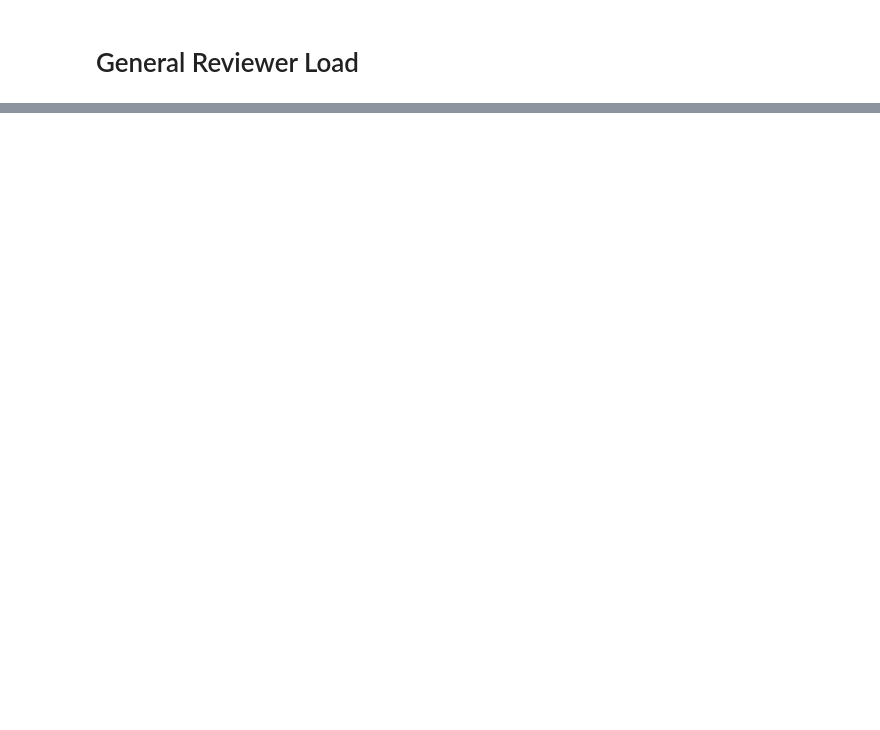
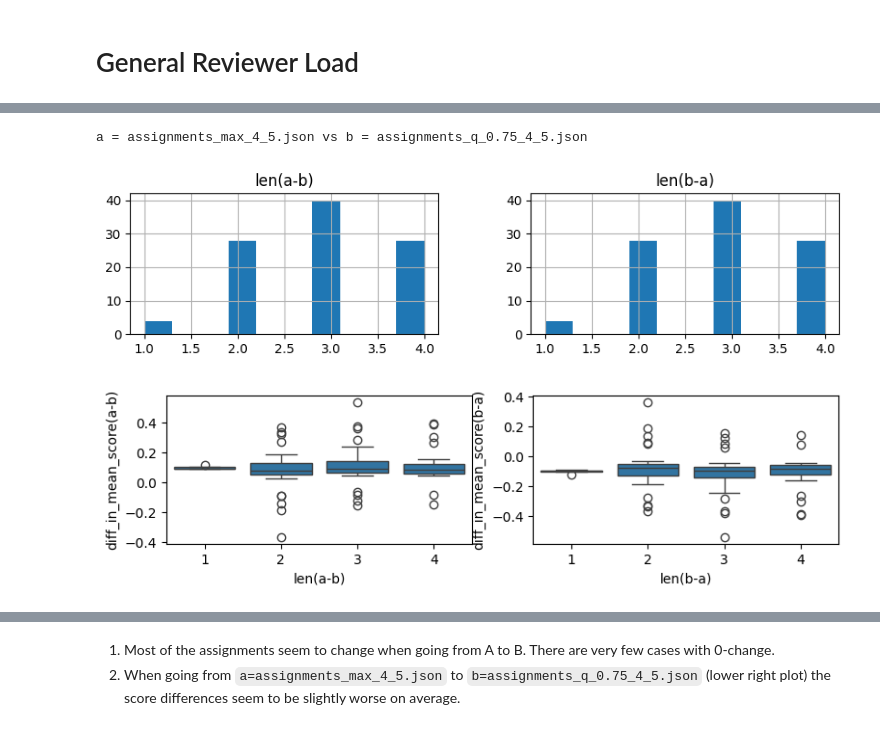
Before and after one commit to juan43ramirez/openreview-matcher, a Jupyter notebook: ICML2025/evaluate_matches.ipynb, the cells around one changed output, grey strips where cells are left out. Drawn from its saved outputs; the diff is of its cells as text; code cells hidden in the pictures; blank space fills up the shorter version.

```diff
--- a/ICML2025/evaluate_matches.ipynb
+++ b/ICML2025/evaluate_matches.ipynb
@@ -162,10 +159,12 @@ assignments_q_0.75_4_5.json
 for matching_name, info in all_matchings.items():
     print(matching_name)
     matchings = info['matchings']
-    load_df = matchings_to_load_df(matchings)
+    load_df = to_load_df(matchings)
     load_df['npapers'] = load_df['paper_info'].apply(lambda x: len(x))
     load_df.hist(column='npapers', figsize=(4,3))
     info['load_df'] = load_df
     all_matchings[matching_name] = info
+    plt.show()
+    hr()
 # %% [output]
 assignments_max_4_5.json
@@ -174,0 +216,27 @@ assignments_q_0.75_4_5.json
+# %%
+for (key_a, key_b) in source_pairs:
+    # Debugging
+    if key_a == key_b: continue
+
+    df_a, df_b = all_matchings[key_a]['matchings_df'].copy(), all_matchings[key_b]['matchings_df'].copy()
+    print("a =", key_a, "vs", "b =", key_b)
+    stats = compute_pairwise_stats(df_a, df_b)
+    # Visualize
+    fig, axs = plt.subplots(1, 2, figsize=(10, 2))
+    # If sizes of a and b are same, then these are identical
+    stats.hist(column='len(a-b)', ax=axs[0])
+    stats.hist(column='len(b-a)', ax=axs[1])
+    #stats.hist(column='inter/union', ax=axs[2])
+    plt.show()
+    fig, axs = plt.subplots(1, 2, figsize=(9,2))
+    # Note: Positive change means assignment under A was better
+    sns.boxplot(data=stats, x='len(a-b)', y='mean_score_a-mean_score_b', ax=axs[0])
+    axs[0].set_ylabel("diff_in_mean_score(a-b)")
+    sns.boxplot(data=stats, x='len(b-a)', y='mean_score_b-mean_score_a', ax=axs[1])
+    axs[1].set_ylabel("diff_in_mean_score(b-a)")
+    plt.show()
+    hr()
+# %% [output]
+a = assignments_max_4_5.json vs b = assignments_q_0.75_4_5.json
+[figure, added]
+[figure, added]
@@ -174,0 +244,3 @@ assignments_q_0.75_4_5.json
+# %% [markdown]
+1. Most of the assignments seem to change when going from A to B. There are very few cases with 0-change.
+2. When going from `a=assignments_max_4_5.json` to `b=assignments_q_0.75_4_5.json` (lower right plot) the score differences seem to be slightly worse on average.
```
Also changed, not shown: parts of 11 cells of this notebook.
